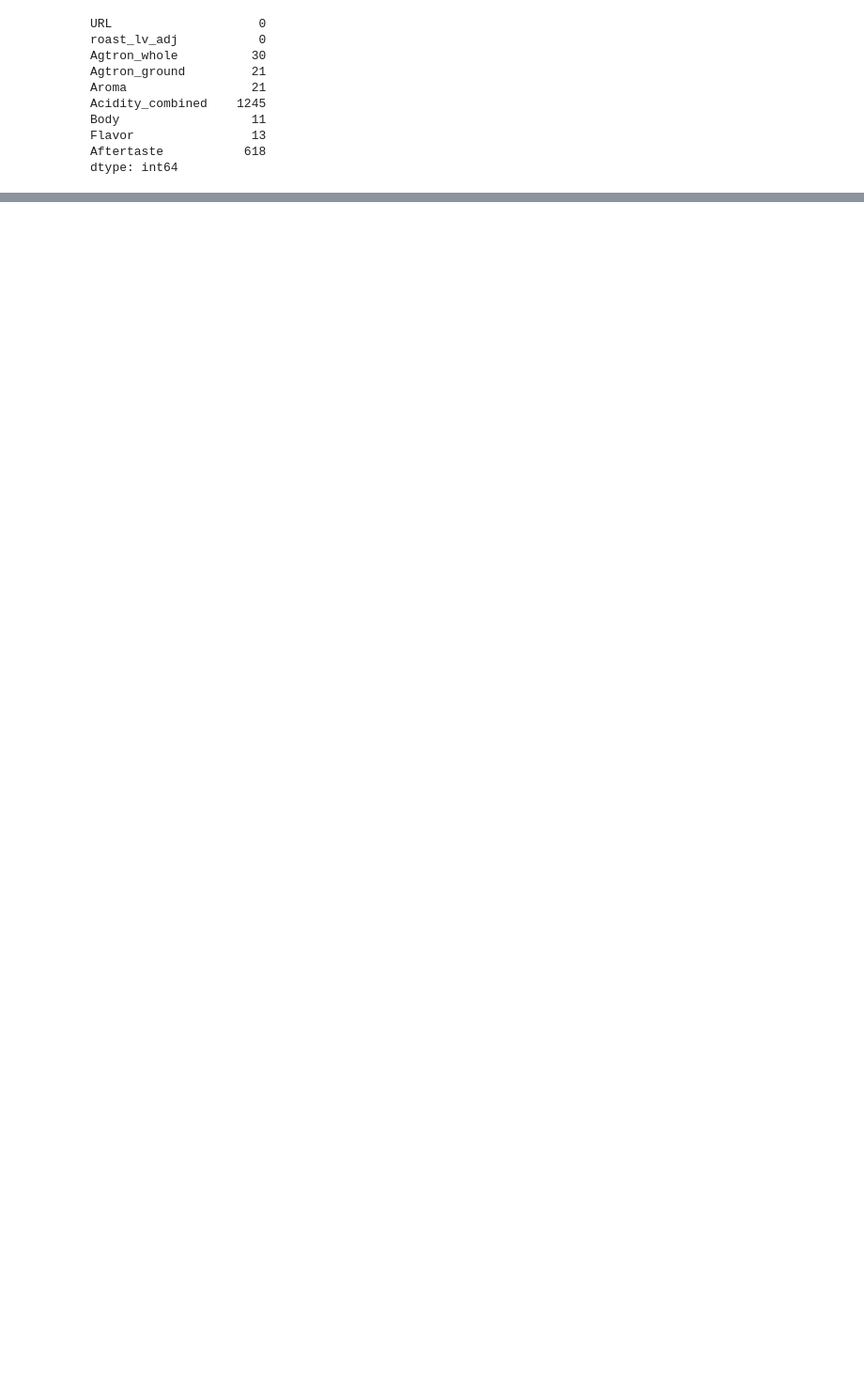
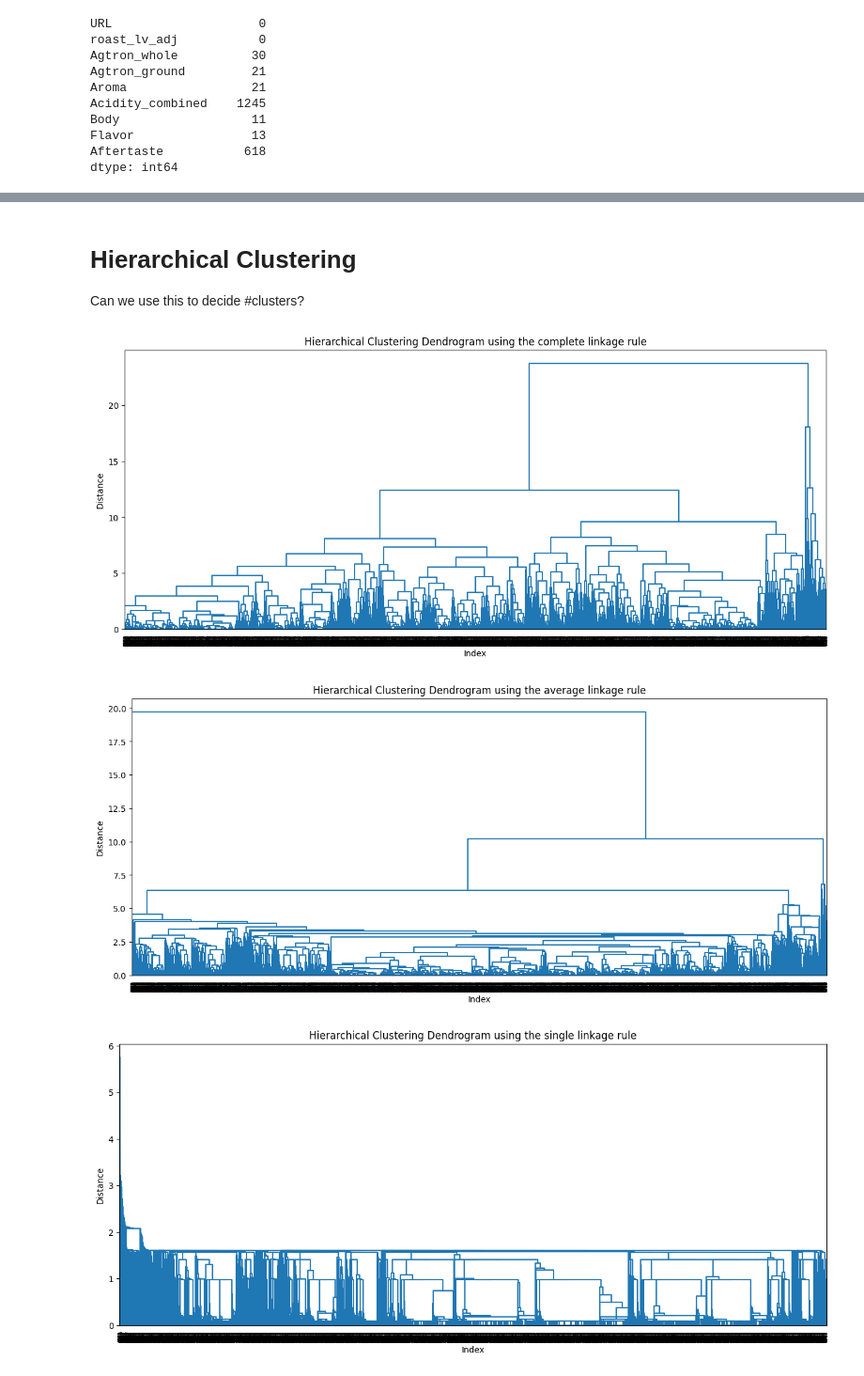
Before and after one commit to zehaog2/Coffee-Rating, a Jupyter notebook: Xin/05_Clustering.ipynb, the cells around one changed output, grey strips where cells are left out. Shown at 94% size. Saved outputs shown, nothing was run; the diff lists cells and outputs as text; code cells hidden in the pictures; blank space fills up the shorter version.

Commit message:
Finish clustering.

```diff
--- a/Xin/05_Clustering.ipynb
+++ b/Xin/05_Clustering.ipynb
@@ -237,0 +273,3 @@ train_df_1.to_csv("../data/clustering_train.csv", index=False)
+# %%
+invalid_agtrons = train_data0[(train_data0["Agtron_whole"] == 0) & (train_data0["roast_lv_adj"] != 6)].index
+print(len(invalid_agtrons))
@@ -237,0 +278,6 @@ train_df_1.to_csv("../data/clustering_train.csv", index=False)
+# %%
+# What if we drop where agtron_whole == 0 where roast_lv_adj !=6?
+train_data1 = train_data0.drop(invalid_agtrons)
+# train_data2 = train_data1[~(train_data1["Agtron_whole"] == 0)]
+
+print(len(train_data1))
@@ -237,0 +288,13 @@ train_df_1.to_csv("../data/clustering_train.csv", index=False)
+# %%
+# Prepare training data
+train_data = train_data1[features].copy()
+print(train_data.isnull().sum())
+print(len(train_data))
+
+# Load dependencies and normalize the data
+from sklearn.preprocessing import StandardScaler
+scaler = StandardScaler()
+scaled_data = scaler.fit_transform(train_data)
+
+# Initialize dataframe to store labels
+label_df = pd.DataFrame()
@@ -237,0 +314,3 @@ train_df_1.to_csv("../data/clustering_train.csv", index=False)
+# %% [markdown]
+# Hierarchical Clustering
+Can we use this to decide #clusters?
@@ -237,0 +392,14 @@ train_df_1.to_csv("../data/clustering_train.csv", index=False)
+# %%
+complete_linkage_matrix = linkage(scaled_data, method='complete')
+average_linkage_matrix = linkage(scaled_data, method='average')
+single_linkage_matrix = linkage(scaled_data, method='single')
+ward_linkage_matrix = linkage(scaled_data, method='ward')
+# %%
+show_dendrogram(complete_linkage_matrix, linkage_rule='complete')
+show_dendrogram(average_linkage_matrix, linkage_rule='average')
+show_dendrogram(single_linkage_matrix, linkage_rule='single')
+show_dendrogram(ward_linkage_matrix, linkage_rule='ward')
+# %% [output]
+[figure, added]
+[figure, added]
+[figure, added]
```
Also changed, not shown: parts of 89 cells of this notebook, 4 other files.
